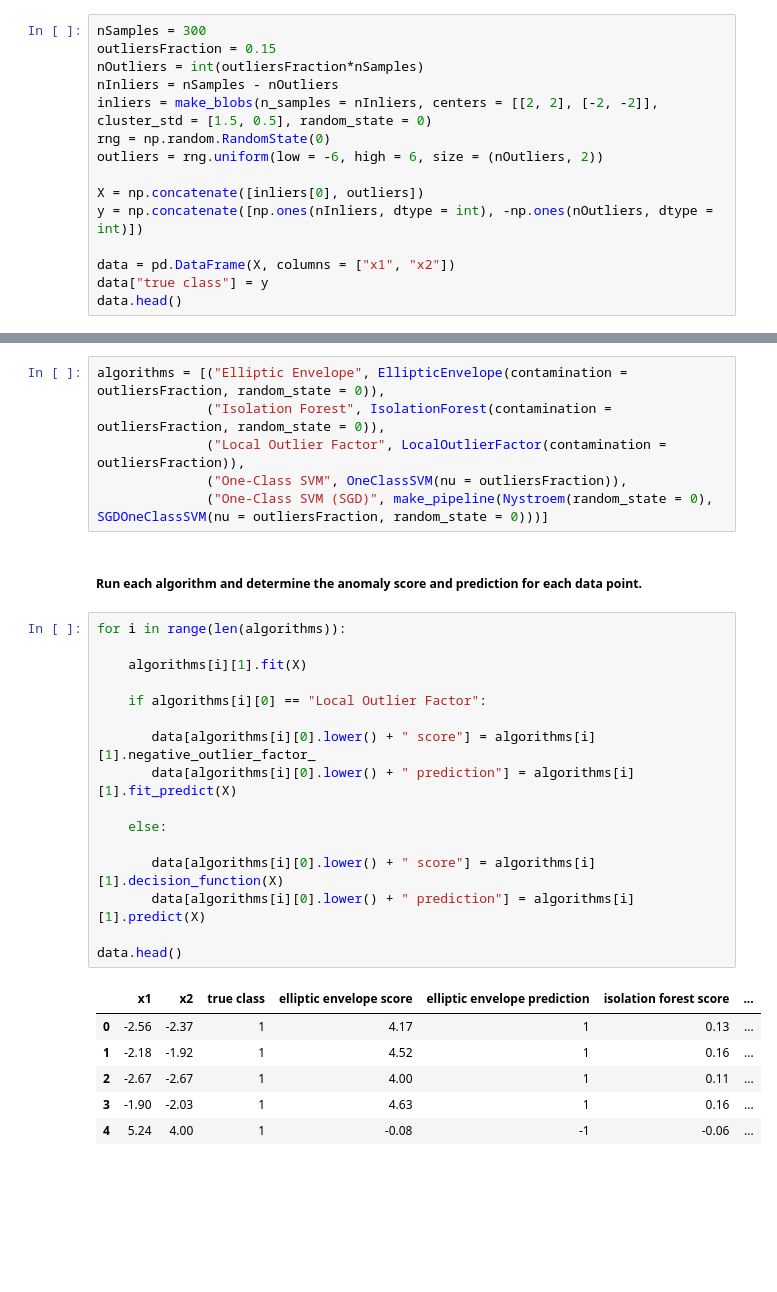
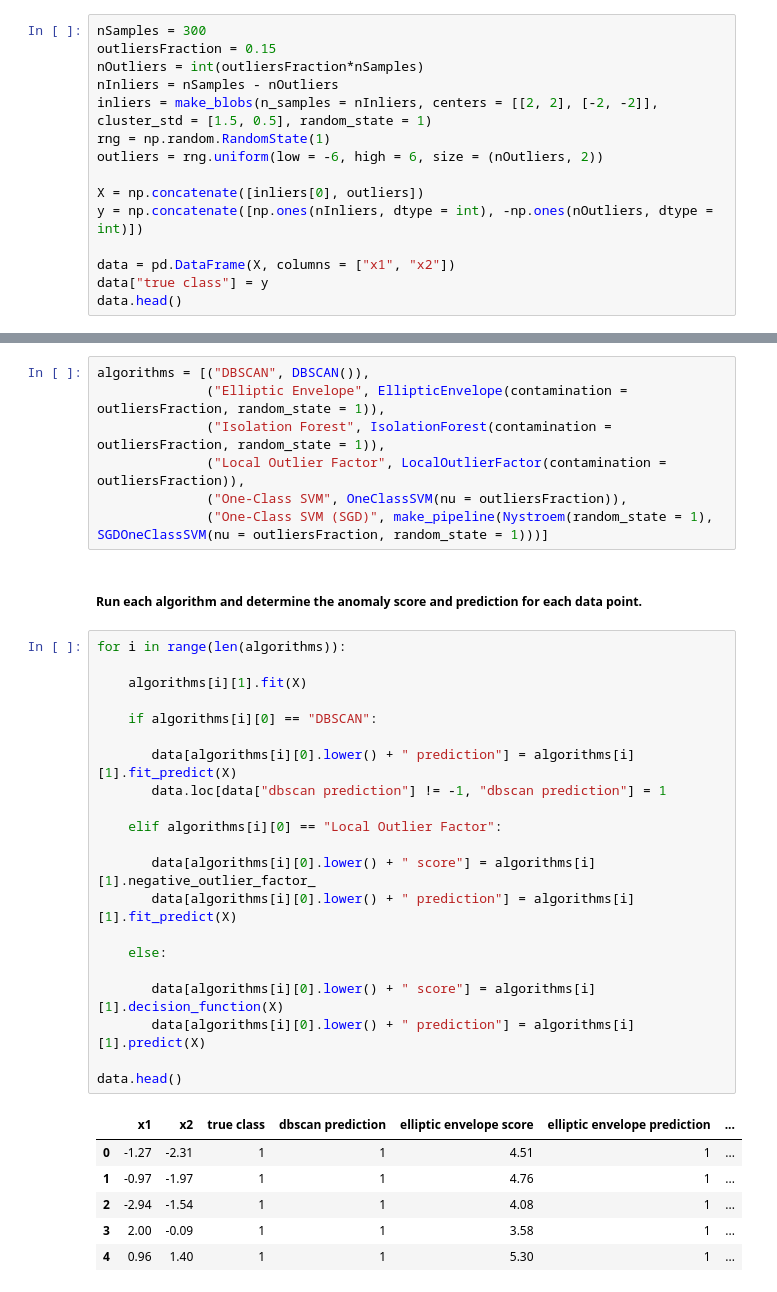
Before and after one commit to bmarquez429/AI-ML-DS-Excursions, a Jupyter notebook: 012_anomalyDetectionOnSyntheticData/anomalyDetectionOnSyntheticData.ipynb, the cells around one changed output, grey strips where cells are left out. Cells and saved outputs as stored; diff of their text form; blank space fills up the shorter version.

```diff
--- a/012_anomalyDetectionOnSyntheticData/anomalyDetectionOnSyntheticData.ipynb
+++ b/012_anomalyDetectionOnSyntheticData/anomalyDetectionOnSyntheticData.ipynb
@@ -33,8 +34,8 @@ nSamples = 300
 outliersFraction = 0.15
 nOutliers = int(outliersFraction*nSamples)
 nInliers = nSamples - nOutliers
-inliers = make_blobs(n_samples = nInliers, centers = [[2, 2], [-2, -2]], cluster_std = [1.5, 0.5], random_state = 0)
-rng = np.random.RandomState(0)
+inliers = make_blobs(n_samples = nInliers, centers = [[2, 2], [-2, -2]], cluster_std = [1.5, 0.5], random_state = 1)
+rng = np.random.RandomState(1)
 outliers = rng.uniform(low = -6, high = 6, size = (nOutliers, 2))
 
 X = np.concatenate([inliers[0], outliers])
@@ -67,33 +68,39 @@ plt.show()
 # %% [markdown]
 ##### List the algorithms to be run on the data.
 # %%
-algorithms = [("Elliptic Envelope", EllipticEnvelope(contamination = outliersFraction, random_state = 0)),
-              ("Isolation Forest", IsolationForest(contamination = outliersFraction, random_state = 0)),
+algorithms = [("DBSCAN", DBSCAN()),
+              ("Elliptic Envelope", EllipticEnvelope(contamination = outliersFraction, random_state = 1)),
+              ("Isolation Forest", IsolationForest(contamination = outliersFraction, random_state = 1)),
               ("Local Outlier Factor", LocalOutlierFactor(contamination = outliersFraction)),
               ("One-Class SVM", OneClassSVM(nu = outliersFraction)),
-              ("One-Class SVM (SGD)", make_pipeline(Nystroem(random_state = 0), SGDOneClassSVM(nu = outliersFraction, random_state = 0)))]
+              ("One-Class SVM (SGD)", make_pipeline(Nystroem(random_state = 1), SGDOneClassSVM(nu = outliersFraction, random_state = 1)))]
 # %% [markdown]
 ##### Run each algorithm and determine the anomaly score and prediction for each data point.
 # %%
 for i in range(len(algorithms)):
 
     algorithms[i][1].fit(X)
 
-    if algorithms[i][0] == "Local Outlier Factor":
+    if algorithms[i][0] == "DBSCAN":
+
+       data[algorithms[i][0].lower() + " prediction"] = algorithms[i][1].fit_predict(X)
+       data.loc[data["dbscan prediction"] != -1, "dbscan prediction"] = 1
+
+    elif algorithms[i][0] == "Local Outlier Factor":
 
        data[algorithms[i][0].lower() + " score"] = algorithms[i][1].negative_outlier_factor_
        data[algorithms[i][0].lower() + " prediction"] = algorithms[i][1].fit_predict(X)
 
     else:
 
        data[algorithms[i][0].lower() + " score"] = algorithms[i][1].decision_function(X)
        data[algorithms[i][0].lower() + " prediction"] = algorithms[i][1].predict(X)
 
 data.head()
 # %% [output]
-|  | x1 | x2 | true class | elliptic envelope score | elliptic envelope prediction | isolation forest score | ... |
-| 0 | -2.56 | -2.37 | 1 | 4.17 | 1 | 0.13 | ... |
-| 1 | -2.18 | -1.92 | 1 | 4.52 | 1 | 0.16 | ... |
-| 2 | -2.67 | -2.67 | 1 | 4.00 | 1 | 0.11 | ... |
-| 3 | -1.90 | -2.03 | 1 | 4.63 | 1 | 0.16 | ... |
-| 4 | 5.24 | 4.00 | 1 | -0.08 | -1 | -0.06 | ... |
+|  | x1 | x2 | true class | dbscan prediction | elliptic envelope score | elliptic envelope prediction | ... |
+| 0 | -1.27 | -2.31 | 1 | 1 | 4.51 | 1 | ... |
+| 1 | -0.97 | -1.97 | 1 | 1 | 4.76 | 1 | ... |
+| 2 | -2.94 | -1.54 | 1 | 1 | 4.08 | 1 | ... |
+| 3 | 2.00 | -0.09 | 1 | 1 | 3.58 | 1 | ... |
+| 4 | 0.96 | 1.40 | 1 | 1 | 5.30 | 1 | ... |
```
Also changed, not shown: parts of 8 cells of this notebook.
